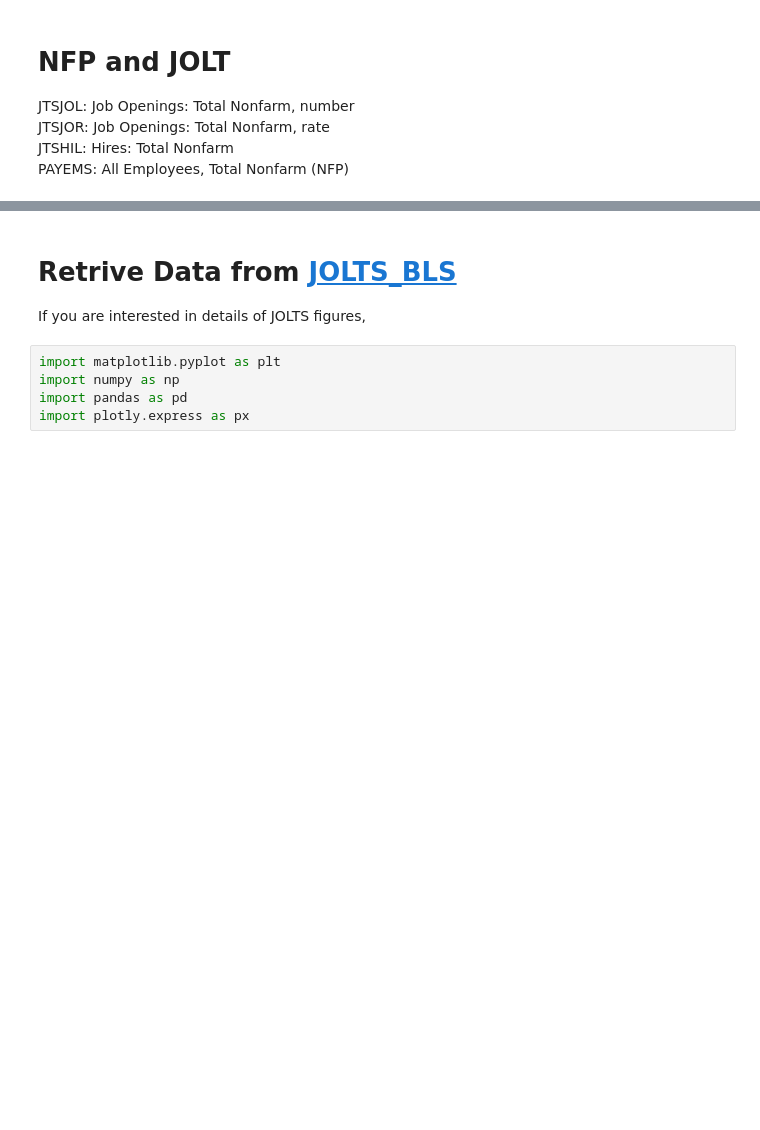
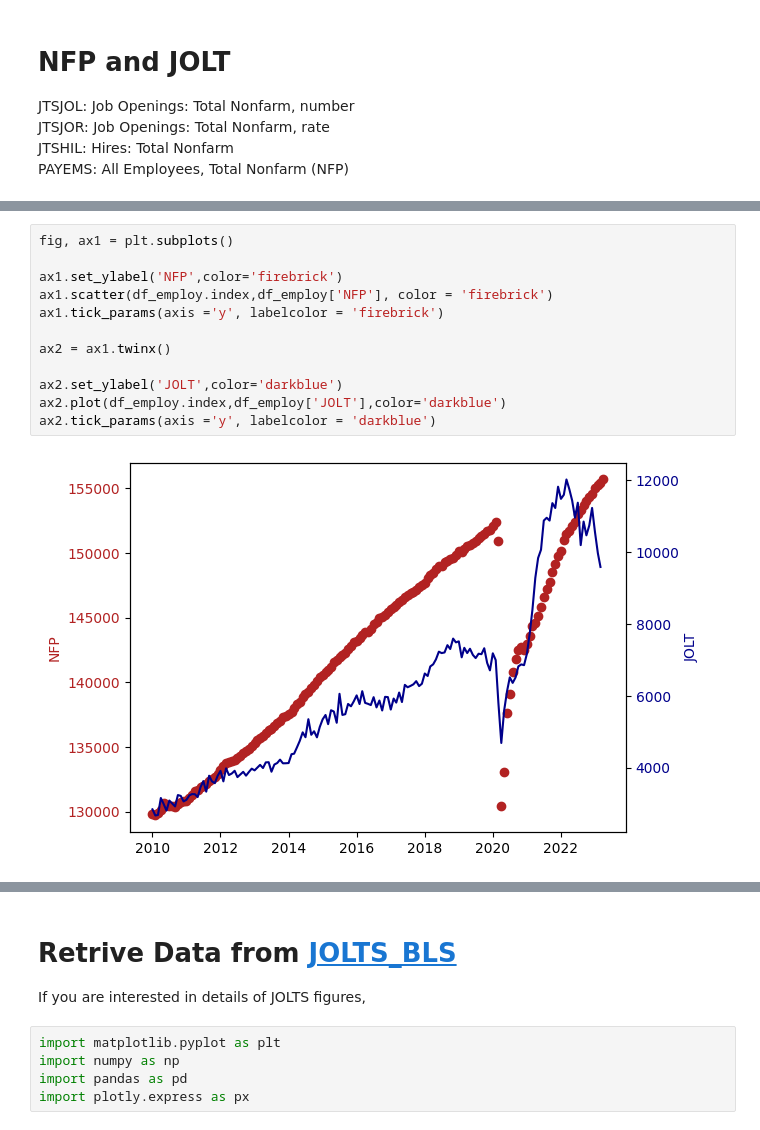
Before and after one commit to AkiraNom/data-analysis-notebook, a Jupyter notebook: EDA_JOLTS_data.ipynb, the cells around one changed output, grey strips where cells are left out. Drawn from its saved outputs; the diff is of its cells as text; blank space fills up the shorter version.

Commit message:
add trend and correlation plots

```diff
--- a/EDA_JOLTS_data.ipynb
+++ b/EDA_JOLTS_data.ipynb
@@ -40,0 +43,14 @@ df_employ
+# %%
+fig, ax1 = plt.subplots()
+
+ax1.set_ylabel('NFP',color='firebrick')
+ax1.scatter(df_employ.index,df_employ['NFP'], color = 'firebrick')
+ax1.tick_params(axis ='y', labelcolor = 'firebrick')
+
+ax2 = ax1.twinx()
+
+ax2.set_ylabel('JOLT',color='darkblue')
+ax2.plot(df_employ.index,df_employ['JOLT'],color='darkblue')
+ax2.tick_params(axis ='y', labelcolor = 'darkblue')
+# %% [output]
+[figure, added]
```
Also changed, not shown: parts of 6 cells of this notebook.
